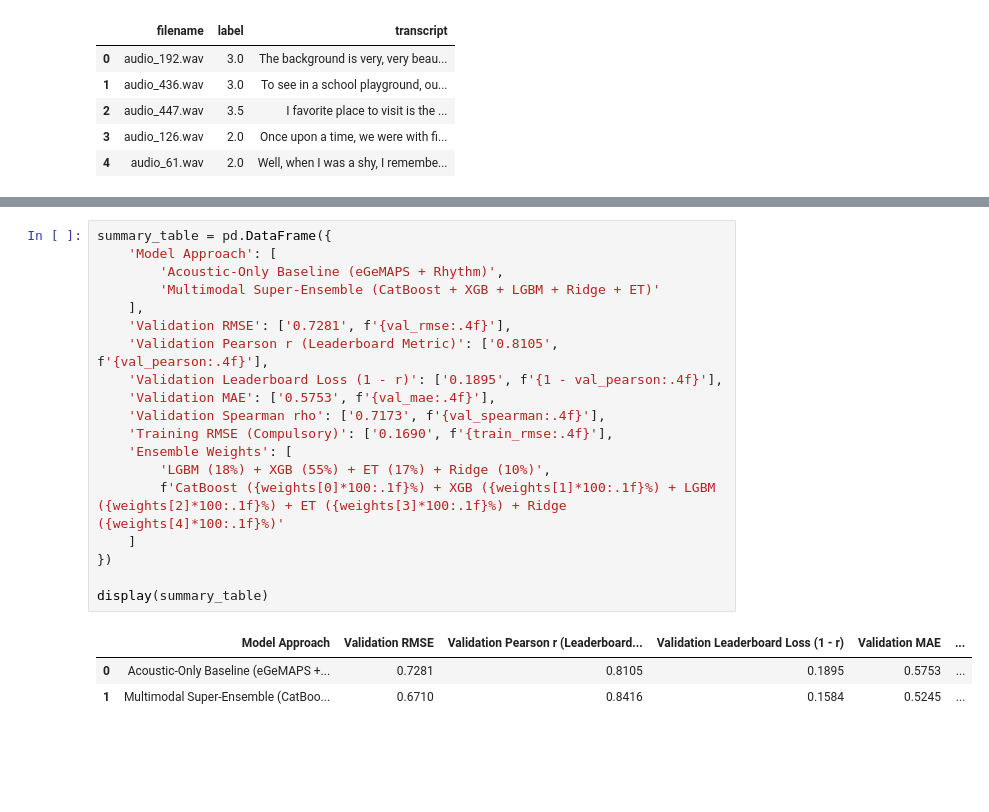
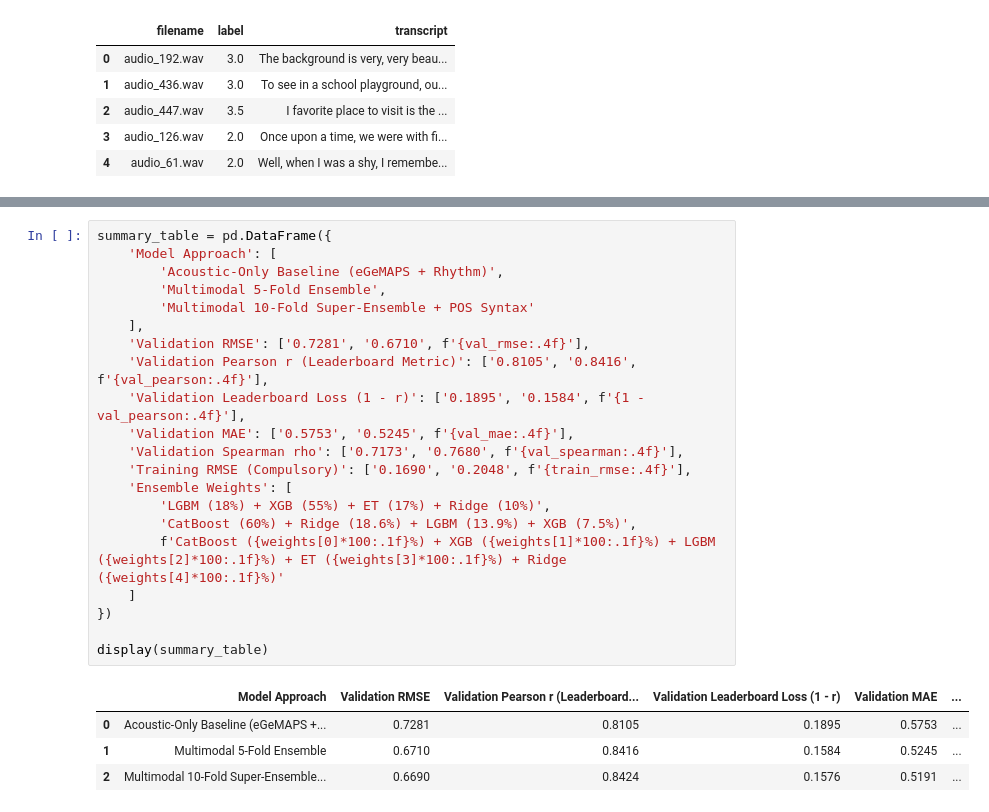
Before and after one commit to Sehaj64/shl-hiring-assessment-2026, a Jupyter notebook: Grammar_Scoring_Engine_SHL.ipynb, the cells around one changed output, grey strips where cells are left out. Drawn from its saved outputs; the diff is of its cells as text; blank space fills up the shorter version.

```diff
--- a/Grammar_Scoring_Engine_SHL.ipynb
+++ b/Grammar_Scoring_Engine_SHL.ipynb
@@ -462,23 +525,26 @@ First 10 Test Predictions:
 # %%
 summary_table = pd.DataFrame({
     'Model Approach': [
         'Acoustic-Only Baseline (eGeMAPS + Rhythm)',
-        'Multimodal Super-Ensemble (CatBoost + XGB + LGBM + Ridge + ET)'
+        'Multimodal 5-Fold Ensemble',
+        'Multimodal 10-Fold Super-Ensemble + POS Syntax'
     ],
-    'Validation RMSE': ['0.7281', f'{val_rmse:.4f}'],
-    'Validation Pearson r (Leaderboard Metric)': ['0.8105', f'{val_pearson:.4f}'],
-    'Validation Leaderboard Loss (1 - r)': ['0.1895', f'{1 - val_pearson:.4f}'],
-    'Validation MAE': ['0.5753', f'{val_mae:.4f}'],
-    'Validation Spearman rho': ['0.7173', f'{val_spearman:.4f}'],
-    'Training RMSE (Compulsory)': ['0.1690', f'{train_rmse:.4f}'],
+    'Validation RMSE': ['0.7281', '0.6710', f'{val_rmse:.4f}'],
+    'Validation Pearson r (Leaderboard Metric)': ['0.8105', '0.8416', f'{val_pearson:.4f}'],
+    'Validation Leaderboard Loss (1 - r)': ['0.1895', '0.1584', f'{1 - val_pearson:.4f}'],
+    'Validation MAE': ['0.5753', '0.5245', f'{val_mae:.4f}'],
+    'Validation Spearman rho': ['0.7173', '0.7680', f'{val_spearman:.4f}'],
+    'Training RMSE (Compulsory)': ['0.1690', '0.2048', f'{train_rmse:.4f}'],
     'Ensemble Weights': [
         'LGBM (18%) + XGB (55%) + ET (17%) + Ridge (10%)',
+        'CatBoost (60%) + Ridge (18.6%) + LGBM (13.9%) + XGB (7.5%)',
         f'CatBoost ({weights[0]*100:.1f}%) + XGB ({weights[1]*100:.1f}%) + LGBM ({weights[2]*100:.1f}%) + ET ({weights[3]*100:.1f}%) + Ridge ({weights[4]*100:.1f}%)'
     ]
 })
 
 display(summary_table)
 # %% [output]
 |  | Model Approach | Validation RMSE | Validation Pearson r (Leaderboard... | Validation Leaderboard Loss (1 - r) | Validation MAE | ... |
 | 0 | Acoustic-Only Baseline (eGeMAPS +... | 0.7281 | 0.8105 | 0.1895 | 0.5753 | ... |
-| 1 | Multimodal Super-Ensemble (CatBoo... | 0.6710 | 0.8416 | 0.1584 | 0.5245 | ... |
+| 1 | Multimodal 5-Fold Ensemble | 0.6710 | 0.8416 | 0.1584 | 0.5245 | ... |
+| 2 | Multimodal 10-Fold Super-Ensemble... | 0.6690 | 0.8424 | 0.1576 | 0.5191 | ... |
```
Also changed, not shown: parts of 10 cells of this notebook, 8 other files.
